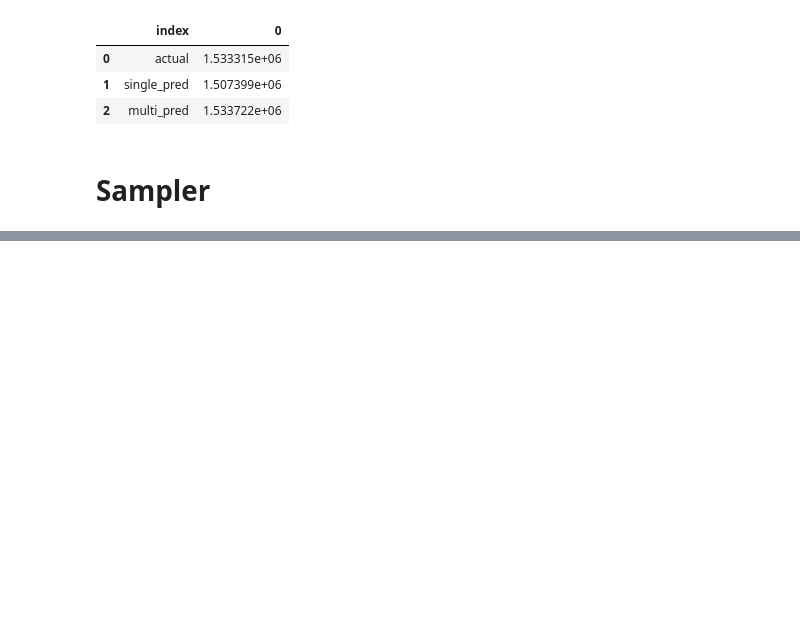
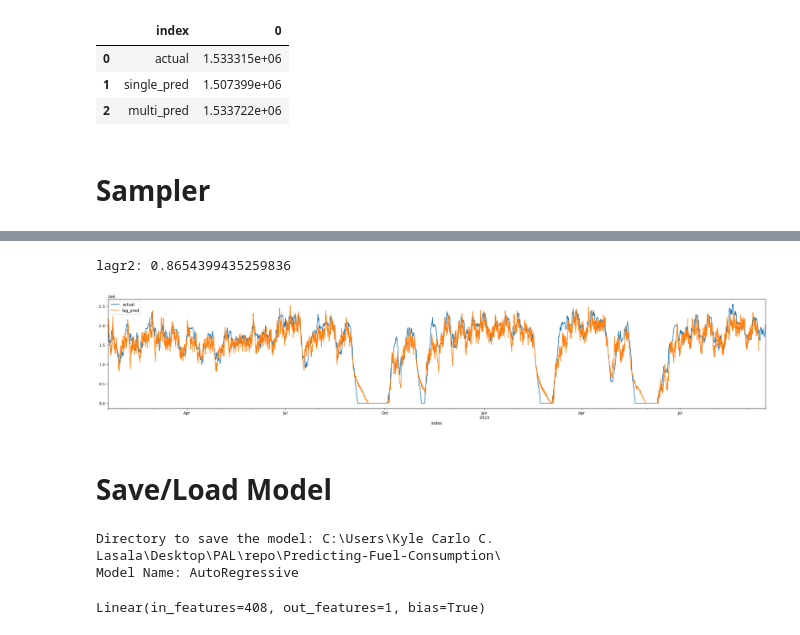
Before and after one commit to KyleCarlo/Predicting-Fuel-Consumption, a Jupyter notebook: Course-Model-perhour.ipynb, the cells around one changed output, grey strips where cells are left out. Cells and saved outputs as stored; diff of their text form; code cells hidden in the pictures; blank space fills up the shorter version.

```diff
--- a/Course-Model-perhour.ipynb
+++ b/Course-Model-perhour.ipynb
@@ -304,0 +334,29 @@ pred_sampler.predict(24*7, '2022-08-10', 'rp7772').plot()
+# %%
+def simulate_lag(lag, multi_agg_df):
+    lag_df = multi_agg_df['24*7_pred'][lag:].reset_index().drop('index', axis=1)
+    lag_df = pd.concat([lag_df,pd.DataFrame({'24*7_pred':[np.NaN] * lag})]).reset_index().drop('index', axis=1)
+    lag_df = lag_df.rename({'24*7_pred':'lag_pred'}, axis=1)
+    lag_df.index = multi_agg_df.index
+    return pd.concat([multi_agg_df, lag_df], axis=1)
+# %%
+lag_version = simulate_lag(24*6, multi_agg_df)
+lag_version[['actual', 'lag_pred']].plot(figsize=(30,5))
+lag = lag_version.dropna()[['actual', 'lag_pred']]
+print('lagr2:', r2_score(lag['actual'], lag['lag_pred']))
+# %% [output]
+lagr2: 0.8654399435259836
+[figure, added]
+# %% [markdown]
+# Save/Load Model
+# %%
+directory = input('Directory to save the model: ')
+filename = input('Model Name: ')
+torch.save(auto_reg, directory + filename + '.pt')
+# %% [output]
+Directory to save the model: C:\Users\Kyle Carlo C. Lasala\Desktop\PAL\repo\Predicting-Fuel-Consumption\
+Model Name: AutoRegressive
+# %%
+load_mod = torch.load(directory + filename + '.pt')
+load_mod.eval()
+# %% [output]
+Linear(in_features=408, out_features=1, bias=True)
```
Also changed, not shown: parts of 6 cells of this notebook, 1 other file.
